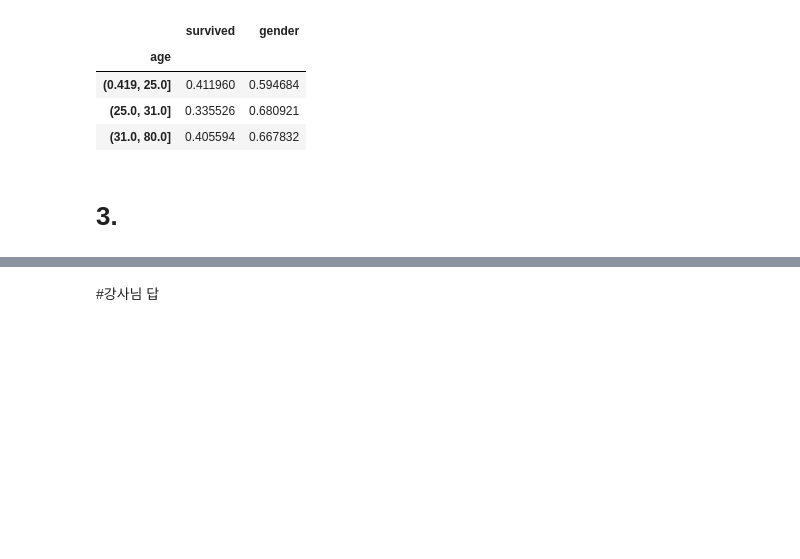
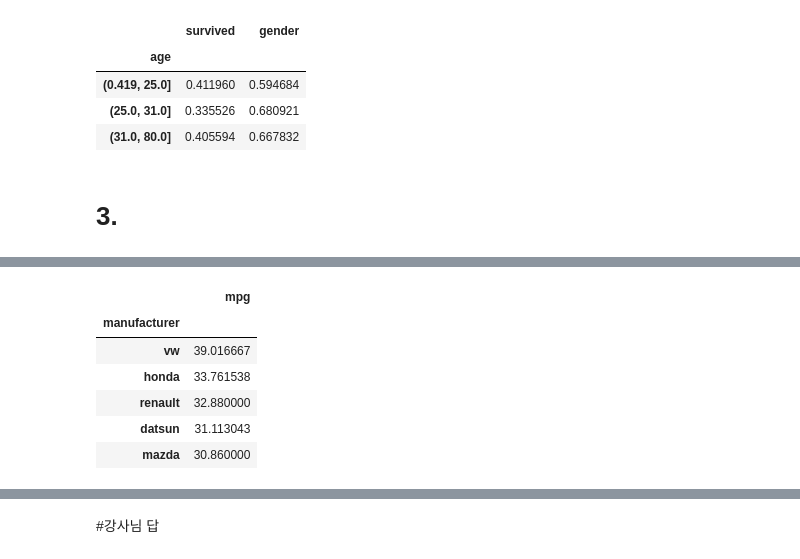
Before and after one commit to GwonSeop/Data-Analysis, a Jupyter notebook: 02.Pandas/pandas연습문제.ipynb, the cells around one changed output, grey strips where cells are left out. Drawn from its saved outputs; the diff is of its cells as text; code cells hidden in the pictures; blank space fills up the shorter version.

```diff
--- a/02.Pandas/pandas연습문제.ipynb
+++ b/02.Pandas/pandas연습문제.ipynb
@@ -199,0 +206,11 @@ Name: hp_per_cc, dtype: float64
+# %%
+big_mpg = mpg[mpg.manufacturer.isin(big)]
+big_mpg.pivot_table('mpg','manufacturer').sort_values(by='mpg', ascending = False).head(5)
+# %% [output]
+|  | mpg |
+| manufacturer |  |
+| vw | 39.016667 |
+| honda | 33.761538 |
+| renault | 32.880000 |
+| datsun | 31.113043 |
+| mazda | 30.860000 |
```
Also changed, not shown: parts of 6 cells of this notebook.
